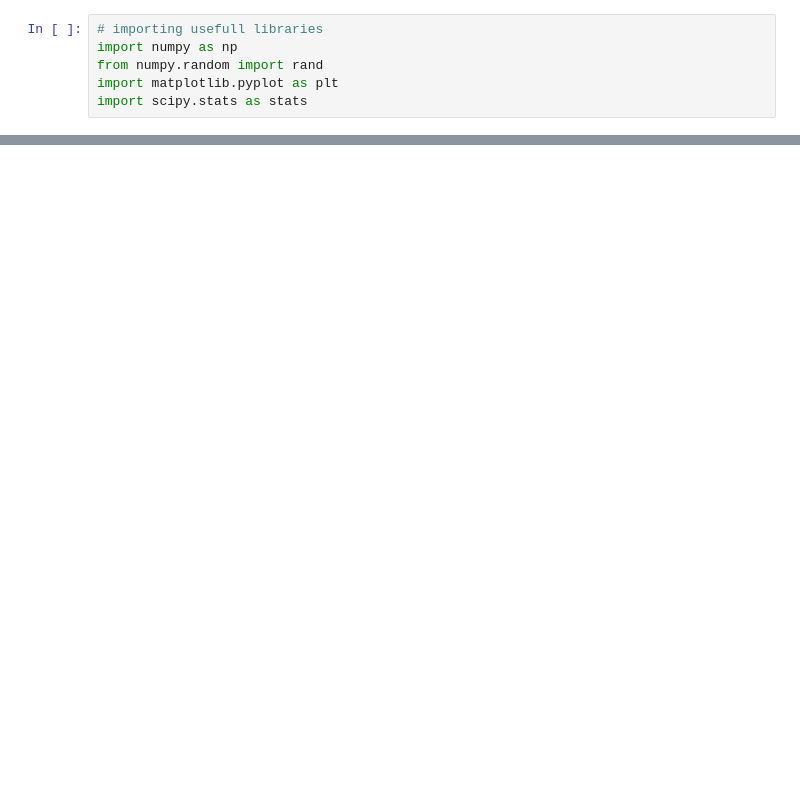
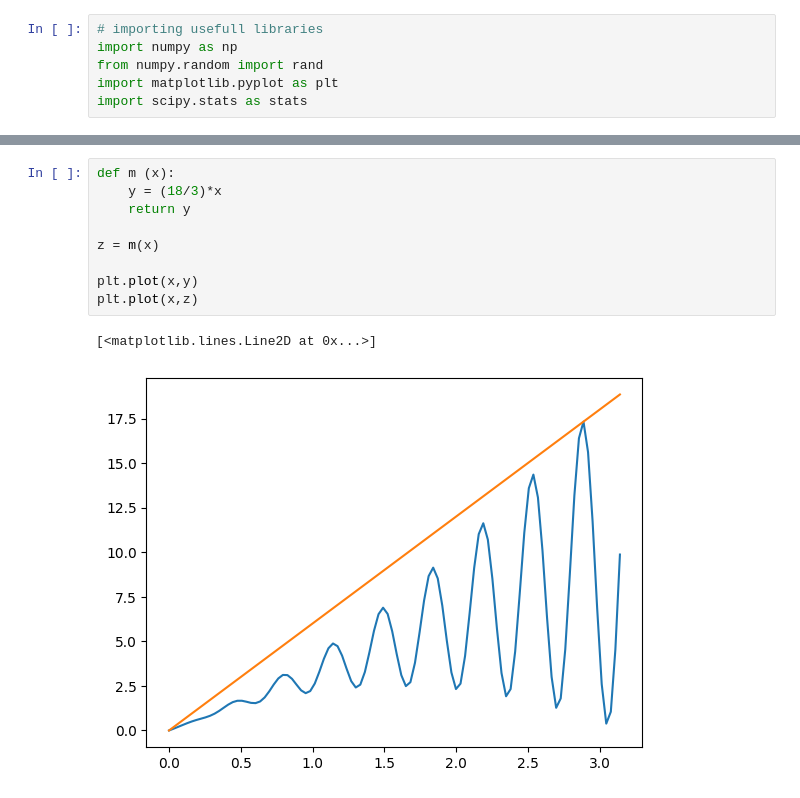
Before and after one commit to FelixCabrera23/Python_for_scientis_101, a Jupyter notebook: Class01/Montecarlo_class2.ipynb, the cells around one changed output, grey strips where cells are left out. Saved outputs shown, nothing was run; the diff lists cells and outputs as text; blank space fills up the shorter version.

```diff
--- a/Class01/Montecarlo_class2.ipynb
+++ b/Class01/Montecarlo_class2.ipynb
@@ -177,0 +125,12 @@ Circle_plot(particles2)
+# %%
+def m (x):
+    y = (18/3)*x
+    return y
+
+z = m(x)
+
+plt.plot(x,y)
+plt.plot(x,z)
+# %% [output]
+[<matplotlib.lines.Line2D at 0x...>]
+[figure, added]
```
Also changed, not shown: parts of 48 cells of this notebook, 3 other files.
